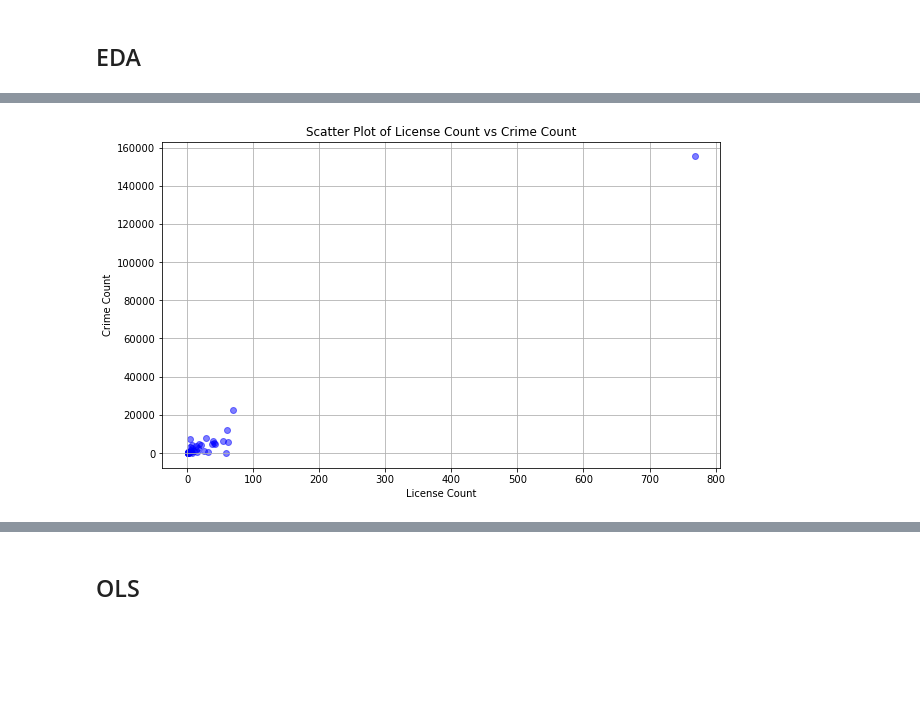
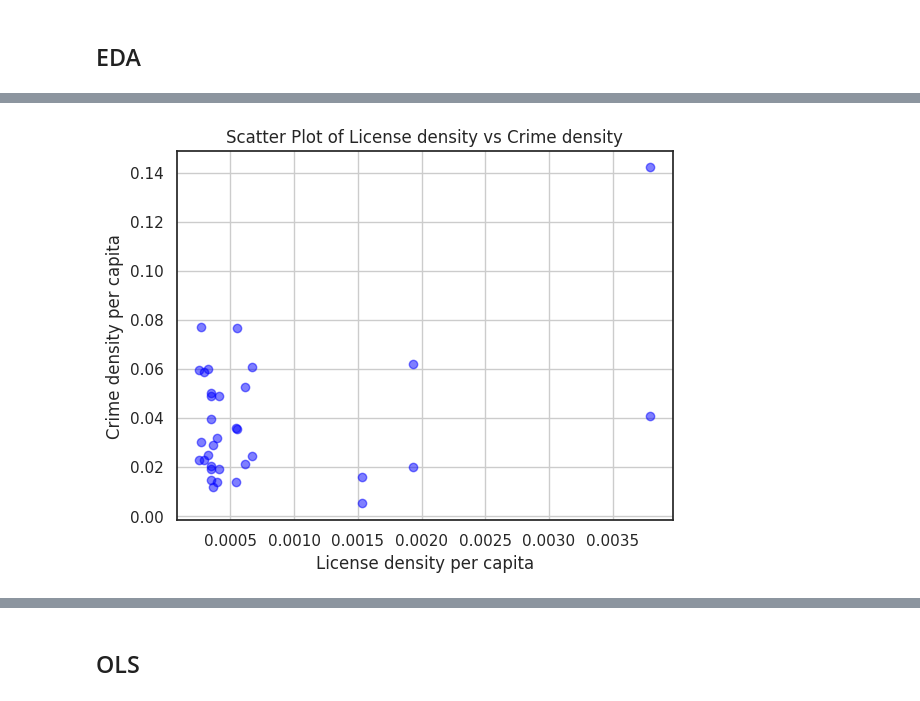
Before and after one commit to KellyyyGSY/poli170a_proj, a Jupyter notebook: POLI170A.ipynb, the cells around one changed output, grey strips where cells are left out. Drawn from its saved outputs; the diff is of its cells as text; code cells hidden in the pictures; blank space fills up the shorter version.

```diff
--- a/POLI170A.ipynb
+++ b/POLI170A.ipynb
@@ -226,0 +375,5 @@ sub_crime.shape
+# %%
+merged_df = pd.merge(merged_df, population, on='city')
+# %%
+merged_df['alcohol_density'] = merged_df['license_count'] / merged_df['population']
+merged_df['crime_density'] = merged_df['crime_count'] / merged_df['population']
@@ -274,9 +418,0 @@ plt.show()
-# %%
-# create df with nlicense and ncrime
-# convert the Series to DataFrames
-df_license = nlicense.to_frame(name='license_count')
-df_crime = ncrime.to_frame(name='crime_count')
-
-# merge with full outer join
-merged_df = pd.merge(df_license, df_crime, left_index=True, right_index=True, how='outer')
-merged_df
@@ -296,0 +456,3 @@ merged_df
+# %%
+sns.set(style="white")
+sns.pairplot(merged_df[['alcohol_density', 'crime_density', 'afternoon_till_eve']], hue = 'afternoon_till_eve', kind = 'scatter', height=3.5, aspect=1.2)
@@ -297,10 +462,9 @@ merged_df
 # %%
-plt.figure(figsize=(10, 6))
-plt.scatter(merged_df['license_count'], merged_df['crime_count'], color='blue', alpha=0.5)
-plt.xlabel('License Count')
-plt.ylabel('Crime Count')
-plt.title('Scatter Plot of License Count vs Crime Count')
+plt.scatter(merged_df['alcohol_density'], merged_df['crime_density'], color='blue', alpha=0.5)
+plt.xlabel('License density per capita')
+plt.ylabel('Crime density per capita')
+plt.title('Scatter Plot of License density vs Crime density')
 plt.grid(True)
 plt.show()
 # %% [output]
-[figure, old version]
+[figure, new version]
```
Also changed, not shown: parts of 61 cells of this notebook.
